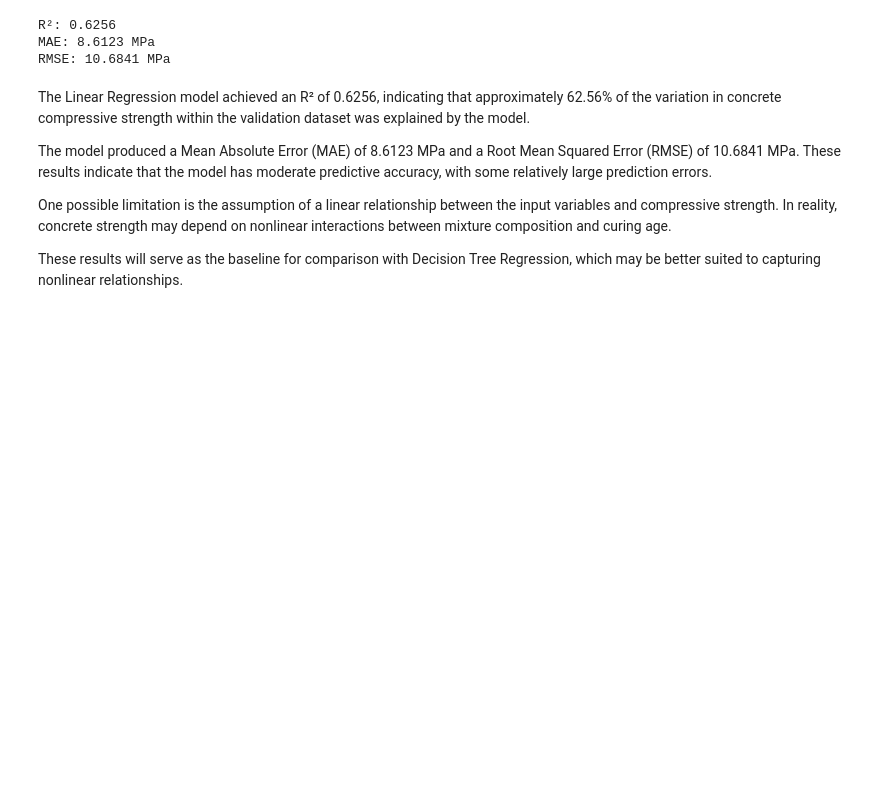
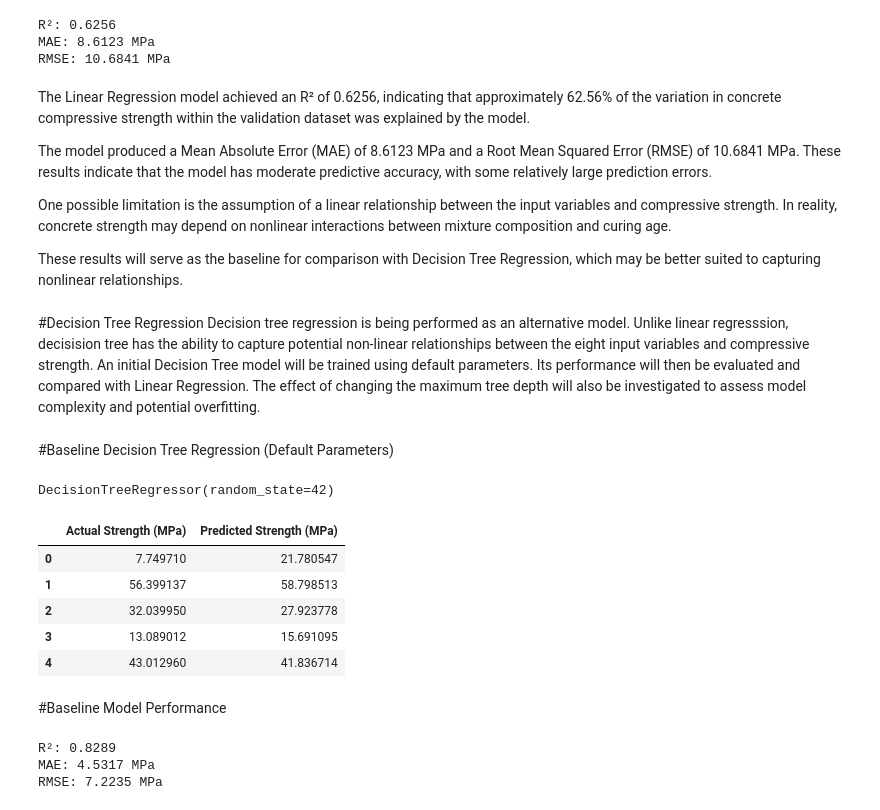
Before and after one commit to Archer-Read/MMA3001-Project, a Jupyter notebook: Concrete_Strength_Prediction.ipynb, the cells around one changed output. Drawn from its saved outputs; the diff is of its cells as text; code cells hidden in the pictures; blank space fills up the shorter version.

```diff
--- a/Concrete_Strength_Prediction.ipynb
+++ b/Concrete_Strength_Prediction.ipynb
@@ -190,3 +190,56 @@ The model produced a Mean Absolute Error (MAE) of 8.6123 MPa and a Root Mean Squ
 One possible limitation is the assumption of a linear relationship between the input variables and compressive strength. In reality, concrete strength may depend on nonlinear interactions between mixture composition and curing age.
 
 These results will serve as the baseline for comparison with Decision Tree Regression, which may be better suited to capturing nonlinear relationships.
+# %% [markdown]
+#Decision Tree Regression
+Decision tree regression is being performed as an alternative model.
+Unlike linear regresssion, decisision tree has the ability to capture potential non-linear relationships between the eight input variables and compressive strength.
+An initial Decision Tree model will be trained using default parameters. Its performance will then be evaluated and compared with Linear Regression. The effect of changing the maximum tree depth will also be investigated to assess model complexity and potential overfitting.
+# %% [markdown]
+#Baseline Decision Tree Regression (Default Parameters)
+# %%
+# Import the Decision Tree Regression model
+from sklearn.tree import DecisionTreeRegressor
+
+# Create a Decision Tree model with default parameters
+tree_model = DecisionTreeRegressor(random_state=42)
+
+# Train the model using the training dataset
+tree_model.fit(X_train, y_train)
+# %% [output]
+DecisionTreeRegressor(random_state=42)
+# %%
+# Predict compressive strength using the validation dataset
+y_pred_tree = tree_model.predict(X_val)
+
+# Create a table comparing actual and predicted strengths
+tree_comparison = pd.DataFrame({
+    "Actual Strength (MPa)": y_val.values,
+    "Predicted Strength (MPa)": y_pred_tree
+})
+
+# Display the first five observations
+tree_comparison.head()
+# %% [output]
+|  | Actual Strength (MPa) | Predicted Strength (MPa) |
+| 0 | 7.749710 | 21.780547 |
+| 1 | 56.399137 | 58.798513 |
+| 2 | 32.039950 | 27.923778 |
+| 3 | 13.089012 | 15.691095 |
+| 4 | 43.012960 | 41.836714 |
+# %% [markdown]
+#Baseline Model Performance
+# %%
+# Calculate Decision Tree performance metrics
+tree_r2 = r2_score(y_val, y_pred_tree)
+tree_mae = mean_absolute_error(y_val, y_pred_tree)
+tree_rmse = np.sqrt(mean_squared_error(y_val, y_pred_tree))
+
+# Display the results
+print(f"R²: {tree_r2:.4f}")
+print(f"MAE: {tree_mae:.4f} MPa")
+print(f"RMSE: {tree_rmse:.4f} MPa")
+# %% [output]
+R²: 0.8289
+MAE: 4.5317 MPa
+RMSE: 7.2235 MPa
```
Also changed, not shown: parts of 13 cells of this notebook.
